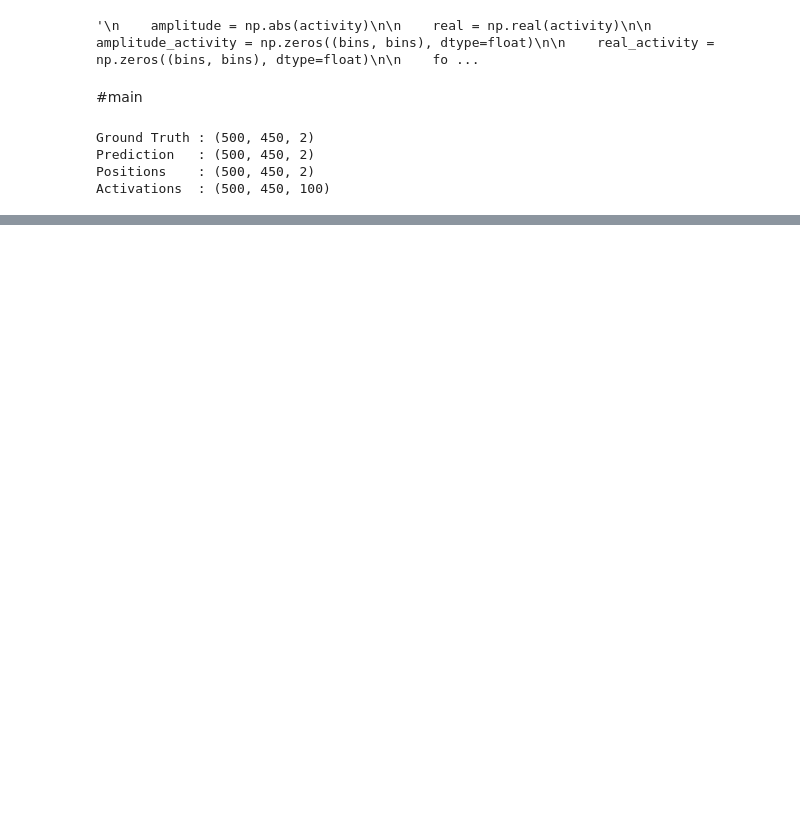
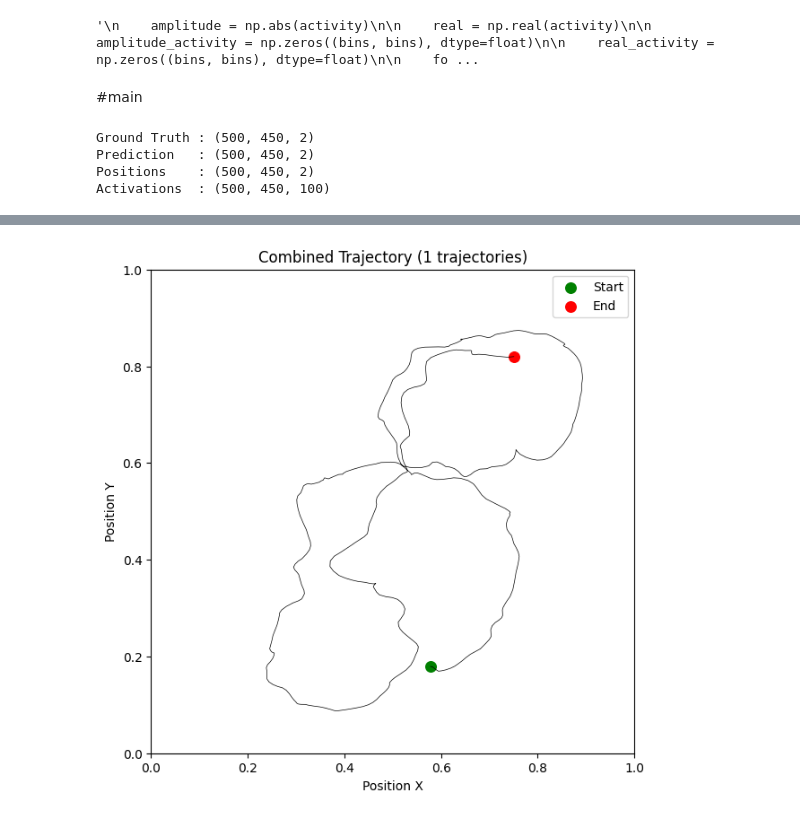
Before and after one commit to Sindhuramrutha/2d_hippocampal_cells, a Jupyter notebook: 2_dimensional/2_place_cells/2D-firing-rate-new-pipeline/2. firingrate-pipeline-thresholds copy.ipynb, the cells around one changed output, grey strips where cells are left out. Drawn from its saved outputs; the diff is of its cells as text; code cells hidden in the pictures; blank space fills up the shorter version.

```diff
--- a/2_dimensional/2_place_cells/2D-firing-rate-new-pipeline/2. firingrate-pipeline-thresholds copy.ipynb
+++ b/2_dimensional/2_place_cells/2D-firing-rate-new-pipeline/2. firingrate-pipeline-thresholds copy.ipynb
@@ -660,0 +733,41 @@ plt.show()
+# %%
+plt.figure(figsize=(7,7))
+
+plt.plot(
+    combined_data["positions"][:,0],
+    combined_data["positions"][:,1],
+    lw=0.5,
+    color="black",
+)
+
+plt.scatter(
+    combined_data["positions"][0,0],
+    combined_data["positions"][0,1],
+    c="green",
+    s=70,
+    label="Start",
+)
+
+plt.scatter(
+    combined_data["positions"][-1,0],
+    combined_data["positions"][-1,1],
+    c="red",
+    s=70,
+    label="End",
+)
+
+plt.xlim(0,1)
+plt.ylim(0,1)
+
+plt.xlabel("Position X")
+plt.ylabel("Position Y")
+
+plt.title(f"Combined Trajectory ({len(selected_traj)} trajectories)")
+
+plt.legend()
+
+plt.gca().set_aspect("equal")
+
+plt.show()
+# %% [output]
+[figure, added]
```
Also changed, not shown: parts of 19 cells of this notebook, 1 other file.
